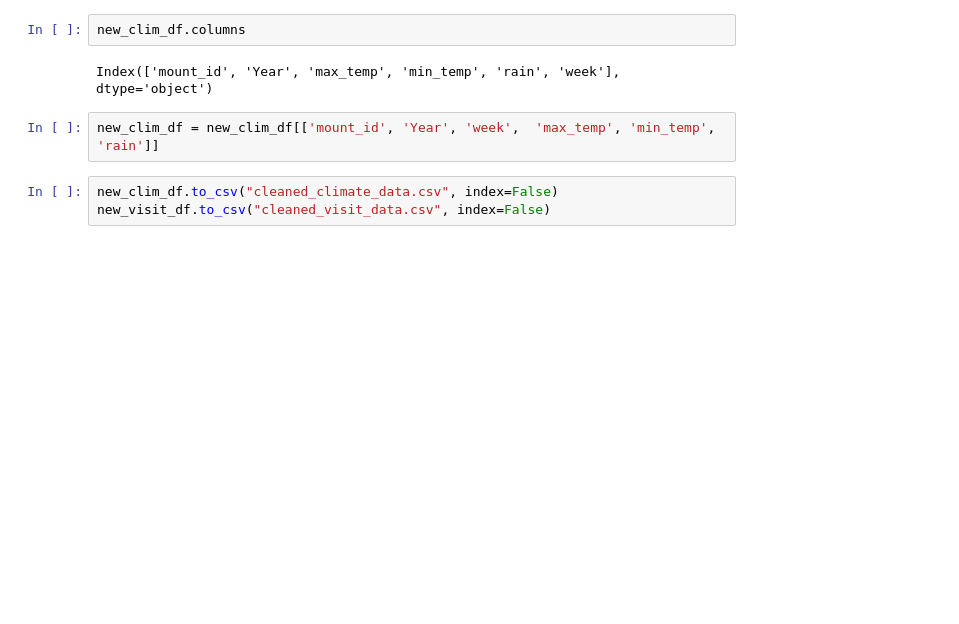
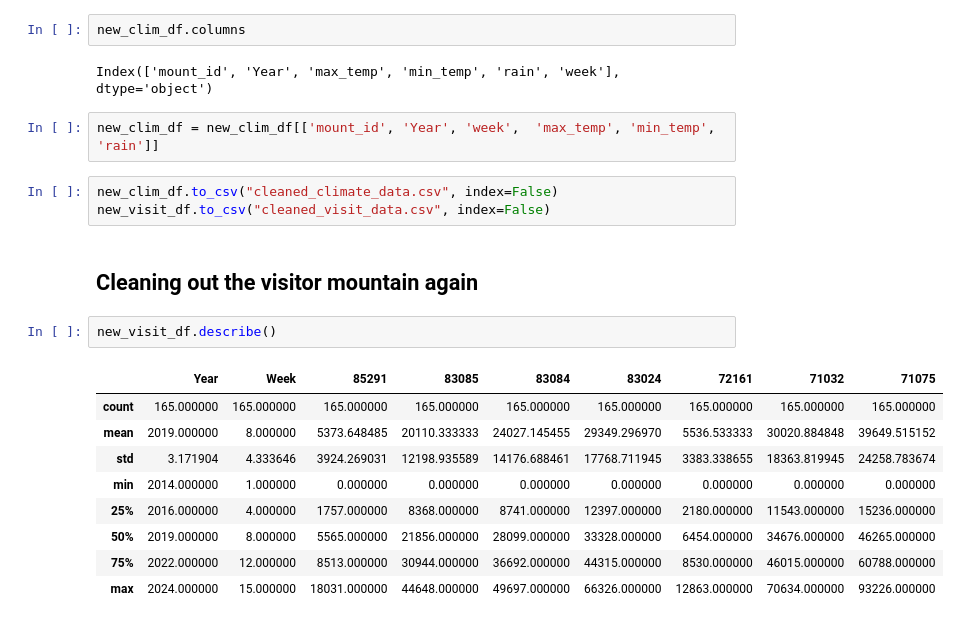
Before and after one commit to craizychicken/Datathon_2025, a Jupyter notebook: ski_holiday.ipynb, the cells around one changed output. Saved outputs shown, nothing was run; the diff lists cells and outputs as text; blank space fills up the shorter version.

Commit message:
"Fixed visit"

```diff
--- a/ski_holiday.ipynb
+++ b/ski_holiday.ipynb
@@ -222,3 +222,17 @@ new_clim_df = new_clim_df[['mount_id', 'Year', 'week',  'max_temp', 'min_temp',
 # %%
 new_clim_df.to_csv("cleaned_climate_data.csv", index=False)
 new_visit_df.to_csv("cleaned_visit_data.csv", index=False)
+# %% [markdown]
+## Cleaning out the visitor mountain again
+# %%
+new_visit_df.describe()
+# %% [output]
+|  | Year | Week | 85291 | 83085 | 83084 | 83024 | 72161 | 71032 | 71075 |
+| count | 165.000000 | 165.000000 | 165.000000 | 165.000000 | 165.000000 | 165.000000 | 165.000000 | 165.000000 | 165.000000 |
+| mean | 2019.000000 | 8.000000 | 5373.648485 | 20110.333333 | 24027.145455 | 29349.296970 | 5536.533333 | 30020.884848 | 39649.515152 |
+| std | 3.171904 | 4.333646 | 3924.269031 | 12198.935589 | 14176.688461 | 17768.711945 | 3383.338655 | 18363.819945 | 24258.783674 |
+| min | 2014.000000 | 1.000000 | 0.000000 | 0.000000 | 0.000000 | 0.000000 | 0.000000 | 0.000000 | 0.000000 |
+| 25% | 2016.000000 | 4.000000 | 1757.000000 | 8368.000000 | 8741.000000 | 12397.000000 | 2180.000000 | 11543.000000 | 15236.000000 |
+| 50% | 2019.000000 | 8.000000 | 5565.000000 | 21856.000000 | 28099.000000 | 33328.000000 | 6454.000000 | 34676.000000 | 46265.000000 |
+| 75% | 2022.000000 | 12.000000 | 8513.000000 | 30944.000000 | 36692.000000 | 44315.000000 | 8530.000000 | 46015.000000 | 60788.000000 |
+| max | 2024.000000 | 15.000000 | 18031.000000 | 44648.000000 | 49697.000000 | 66326.000000 | 12863.000000 | 70634.000000 | 93226.000000 |
```
Also changed, not shown: parts of 6 cells of this notebook, 1 other file.
